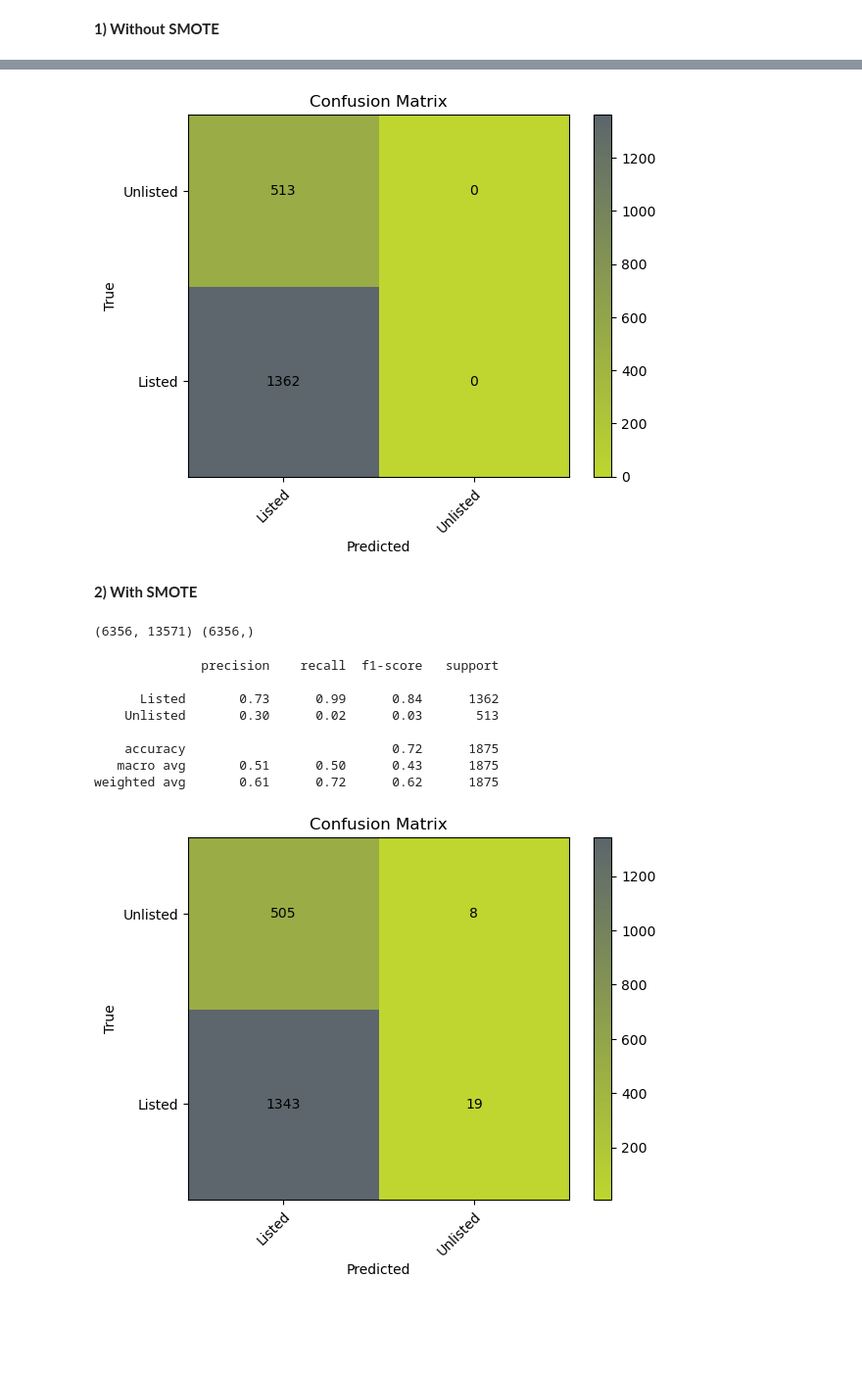
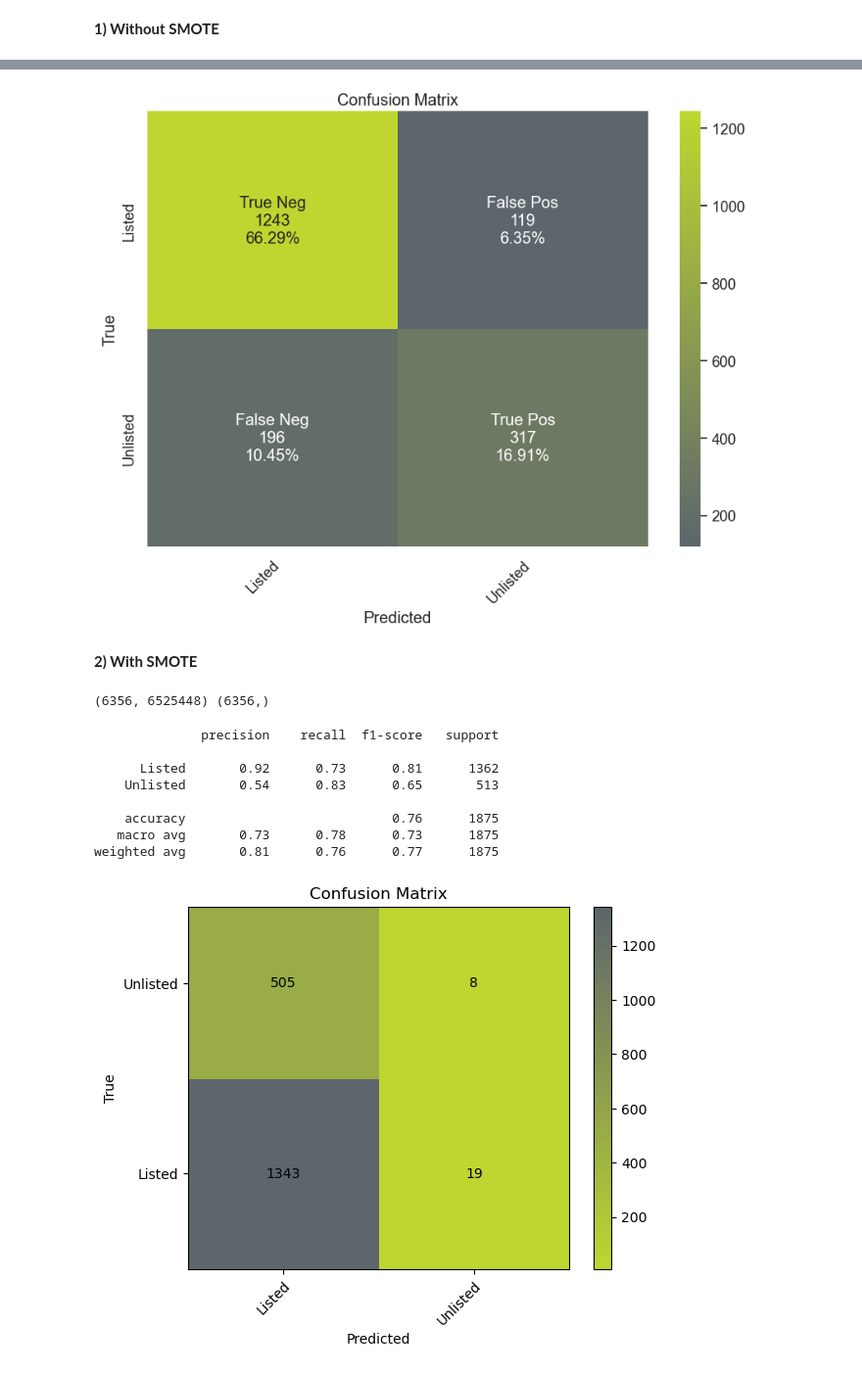
Before and after one commit to sofiacper/TM_Project, a Jupyter notebook: Project.ipynb, the cells around one changed output, grey strips where cells are left out. Shown at 98% size. Drawn from its saved outputs; the diff is of its cells as text; code cells hidden in the pictures; blank space fills up the shorter version.

```diff
--- a/Project.ipynb
+++ b/Project.ipynb
@@ -2217,0 +2118,6 @@ with open('X_val_bert.pkl', 'rb') as f:
+# %%
+with open('../X_train_all.pkl', 'rb') as f:
+    X_train_all= pickle.load(f)
+
+with open('../X_val_all.pkl', 'rb') as f:
+    X_val_all= pickle.load(f)
@@ -2242,15 +2195,14 @@ Yes, `embedding_model = SentenceTransformer('all-MiniLM-L6-v2')` and `model = Au
 
 In summary, while both approaches can be used to generate embeddings for text data, they serve different purposes and may be more suitable for different types of tasks. Choose the approach that best fits your specific requirements and use case.
 # %%
-"""
-#!pip install sentence-transformers
-from sentence_transformers import SentenceTransformer
-X_train_st=X_train.copy()
-X_val_st=X_val.copy()
+X_train_st=X_train['all_about'].copy()
+X_val_st=X_val['all_about'].copy()
+
 model_st = SentenceTransformer('all-MiniLM-L6-v2')
+
 # Convert training and validation texts to a list
-train_texts_st = X_train_st['all_about'].tolist()
-val_texts_st = X_val_st['all_about'].tolist()
+train_texts_st = X_train_st.tolist()
+val_texts_st = X_val_st.tolist()
 
 # Generate embeddings for training and validation sets
 print('Start Train')
@@ -2258,7 +2210,7 @@ train_embeddings_st = model_st.encode(train_texts_st)
 print('Train Done')
 val_embeddings_st = model_st.encode(val_texts_st)
 
-
+"""
 # Print the embeddings (for demonstration purposes)
 for i, embedding in enumerate(train_embeddings_st):
     print(f"Train Sentence {i+1} embedding: {embedding[:5]}...")  # Print the first 5 dimensions for brevity
@@ -2266,7 +2218,8 @@ for i, embedding in enumerate(train_embeddings_st):
 for i, embedding in enumerate(val_embeddings_st):
     print(f"Val Sentence {i+1} embedding: {embedding[:5]}...")  # Print the first 5 dimensions for brevity
 
-
+"""
+"""
 with open('X_train_st.pkl', 'wb') as f:
     pickle.dump(train_embeddings_st, f)
 
@@ -2279,7 +2232,7 @@ with open('X_val_st.pkl', 'wb') as f:
 If we ever need to get our data again, we just need to load them from the respective pickle file:
 # %%
 with open('../X_train_st.pkl', 'rb') as f:
-    X_train_str= pickle.load(f)
+    X_train_mini= pickle.load(f)
 
 with open('../X_val_st.pkl', 'rb') as f:
-    X_val_str= pickle.load(f)
+    X_val_mini= pickle.load(f)
@@ -2362,7 +2313,7 @@ To deal with class imbalance, in models that don't have support features that de
 # %% [markdown]
 **1) Without SMOTE**
 # %%
-knn_tfidf=KNeighborsClassifier(n_jobs = -1)
+knn_tfidf=KNeighborsClassifier(weights ='distance', n_jobs = -1,n_neighbors = 15, metric = 'cosine')
 
 knn_tfidf.fit(X_train_tfidf, y_train)
 
@@ -2372,30 +2332,30 @@ print(classification_report(y_val, knn_tfidf_y_val_pred, target_names = labels))
 # %%
-plot_cm(confusion_matrix(y_val, knn_tfidf_y_val_pred), list(labels.keys()))
+plot_cm(confusion_matrix(y_val, knn_tfidf_y_val_pred), labels)
 # %% [output]
-[figure, old version]
+[figure, new version]
 # %% [markdown]
 **2) With SMOTE**
 # %%
 smote = SMOTE()
-X_train_smote_tf, y_train_smote_tf = smote.fit_resample(X_train_tfidf, y_train.values)
+X_train_smote_tf, y_train_smote_tf = smote.fit_resample(X_train_tfidf, y_train)
 print(X_train_smote_tf.shape, y_train_smote_tf.shape)
 # %% [output]
-(6356, 13571) (6356,)
+(6356, 6525448) (6356,)
 # %%
-knn_tfidf_s=KNeighborsClassifier()
+knn_tfidf_s=KNeighborsClassifier(weights ='distance', n_jobs = -1,n_neighbors = 15, metric = 'cosine')
 
 knn_tfidf_s.fit(X_train_smote_tf, y_train_smote_tf)
 
 knn_tfidf_s_y_val_pred = knn_tfidf_s.predict(X_val_tfidf)
 
-print(classification_report(y_val, knn_tfidf_s_y_val_pred, target_names = labels.keys()))
+print(classification_report(y_val, knn_tfidf_s_y_val_pred, target_names = labels))
 # %% [output]
               precision    recall  f1-score   support
 
-      Listed       0.73      0.99      0.84      1362
-    Unlisted       0.30      0.02      0.03       513
+      Listed       0.92      0.73      0.81      1362
+    Unlisted       0.54      0.83      0.65       513
 
-    accuracy                           0.72      1875
-   macro avg       0.51      0.50      0.43      1875
-weighted avg       0.61      0.72      0.62      1875
+    accuracy                           0.76      1875
+   macro avg       0.73      0.78      0.73      1875
+weighted avg       0.81      0.76      0.77      1875
 # %%
```
Also changed, not shown: parts of 104 cells of this notebook, 1 other file.
